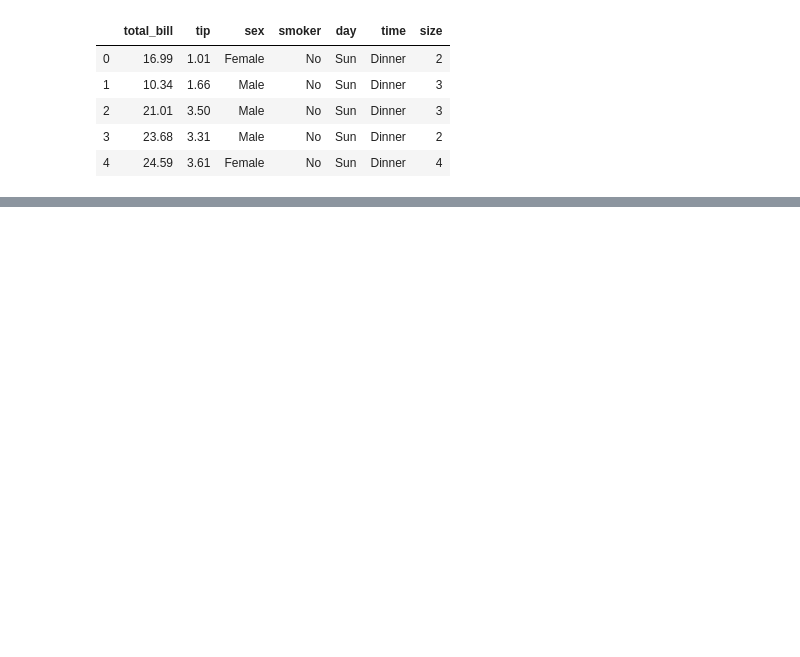
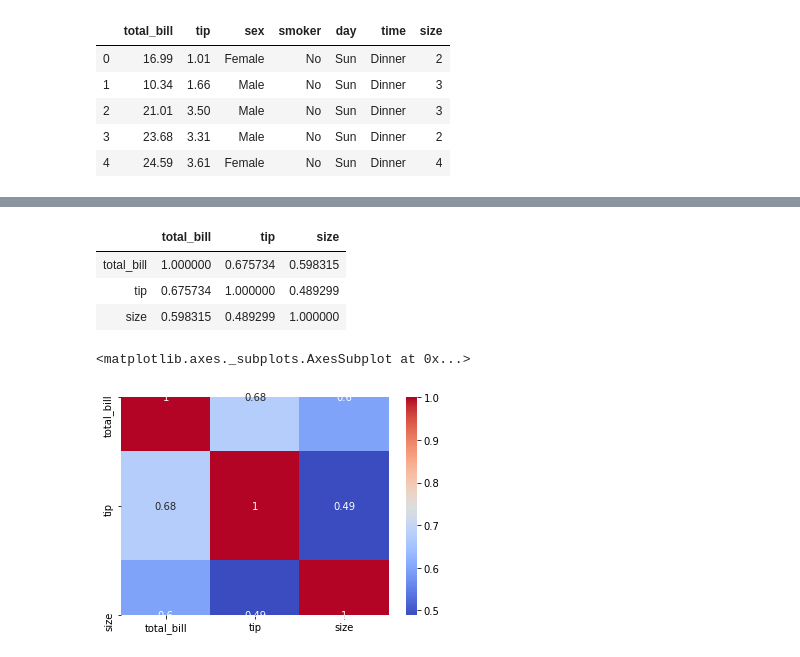
Before and after one commit to JonathanHillman/Data-Science-Tutorials, a Jupyter notebook: Seaborn Tutorial/03 - Matrix Plots.ipynb, the cells around one changed output, grey strips where cells are left out. Cells and saved outputs as stored; diff of their text form; code cells hidden in the pictures; blank space fills up the shorter version.

Commit message:
Seaborn Tutorials 3 and 4

```diff
--- a/Seaborn Tutorial/03 - Matrix Plots.ipynb
+++ b/Seaborn Tutorial/03 - Matrix Plots.ipynb
@@ -13,0 +23,21 @@ tips.head()
+# %%
+#In order to call heatmap, you need your data in matrix form.
+#tips.head() and flights.head() are in dataframe form. You can
+#tell by the fact that the rows are not labeled, they are only
+#indexed.
+#This is an example of matrix form:
+tc = tips.corr()
+tc
+# %% [output]
+|  | total_bill | tip | size |
+| total_bill | 1.000000 | 0.675734 | 0.598315 |
+| tip | 0.675734 | 1.000000 | 0.489299 |
+| size | 0.598315 | 0.489299 | 1.000000 |
+# %%
+#This is hwo to call a heatmap with seaborn.
+#The annotate will list the actual number with the color.
+#The colormap attribute will change the colors of the heatmap.
+sns.heatmap(tc, annot = True, cmap = 'coolwarm')
+# %% [output]
+<matplotlib.axes._subplots.AxesSubplot at 0x...>
+[figure, added]
```
Also changed, not shown: parts of 5 cells of this notebook.
